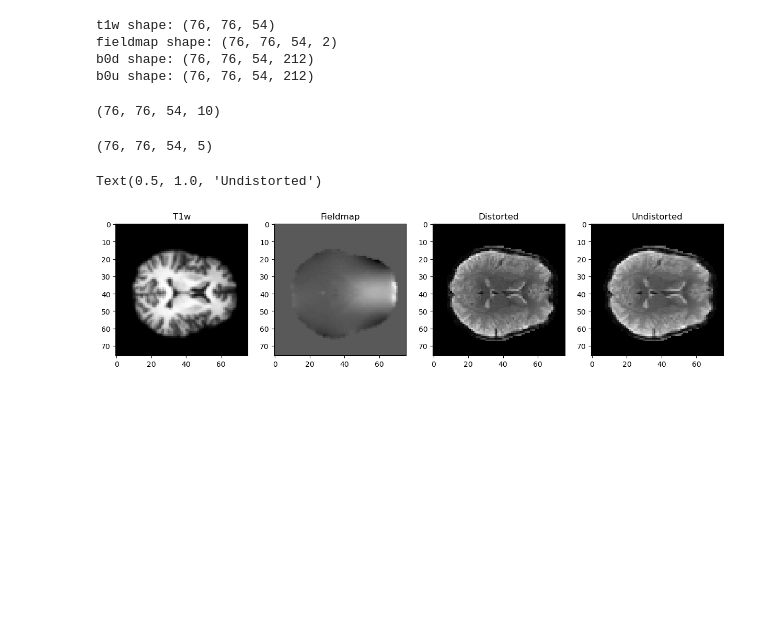
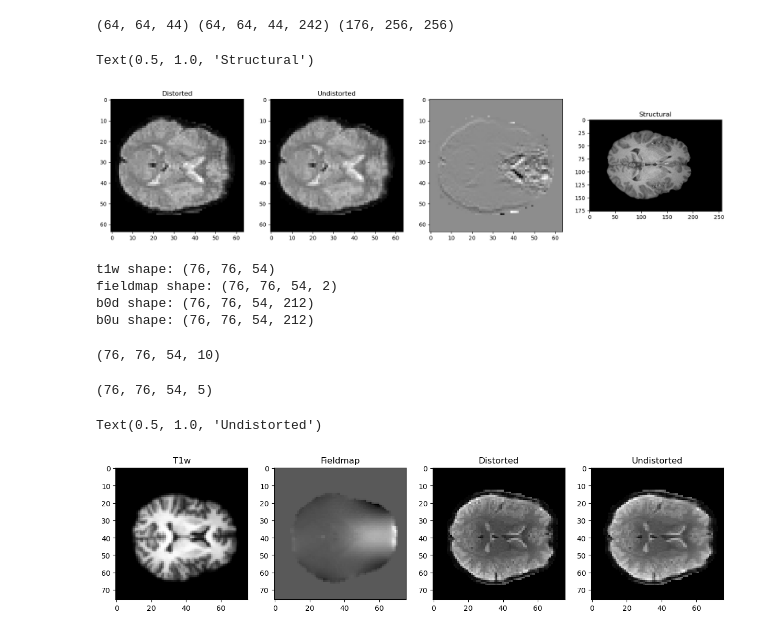
Before and after one commit to Cyrkryta/fmdc-ai-thesis, a Jupyter notebook: helper-scripts/viz.ipynb, the cells around one changed output. Saved outputs shown, nothing was run; the diff lists cells and outputs as text; code cells hidden in the pictures; blank space fills up the shorter version.

```diff
--- a/helper-scripts/viz.ipynb
+++ b/helper-scripts/viz.ipynb
@@ -7,3 +40,23 @@ import numpy as np
+# %%
+bd_test = nib.load("/indirect/student/magnuschristensen/dev/fmdc/downloads/synb0-disco/INPUTS/ds002898/sub-01/t-002/b0.nii.gz").get_fdata()
+bu_test = nib.load("/indirect/student/magnuschristensen/dev/fmdc/downloads/synb0-disco/INPUTS/ds002898/sub-01/t-002/b0_u.nii.gz").get_fdata()
+t1_test = nib.load("/indirect/student/magnuschristensen/dev/fmdc/downloads/synb0-disco/INPUTS/ds002898/sub-01/t-002/T1.nii.gz").get_fdata()
+print(bd_test.shape, bu_test.shape, t1_test.shape)
+
+fig, axs = plt.subplots(1, 4, figsize=(20,5))
+axs[0].imshow(bd_test[:, :, bd_test.shape[2] // 2], cmap="grey")
+axs[0].set_title("Distorted")
+axs[1].imshow(bu_test[:, :, bu_test.shape[2] // 2, 2], cmap="grey")
+axs[1].set_title("Undistorted")
+
+b_diff = bd_test - bu_test[..., 2]
+axs[2].imshow(b_diff[:, :, b_diff.shape[2] // 2], cmap="grey")
+axs[3].imshow(t1_test[:, :, t1_test.shape[2] // 2], cmap="grey")
+axs[3].set_title("Structural")
+# %% [output]
+(64, 64, 44) (64, 64, 44, 242) (176, 256, 256)
+Text(0.5, 1.0, 'Structural')
+[figure, added]
 # %%
 # Define the image paths
 root = "/student/magnuschristensen/dev/fmdc/downloads/processed-datasets/test-processed/ds005165/sub-04"
```
Also changed, not shown: parts of 3 cells of this notebook, 7 other files.
